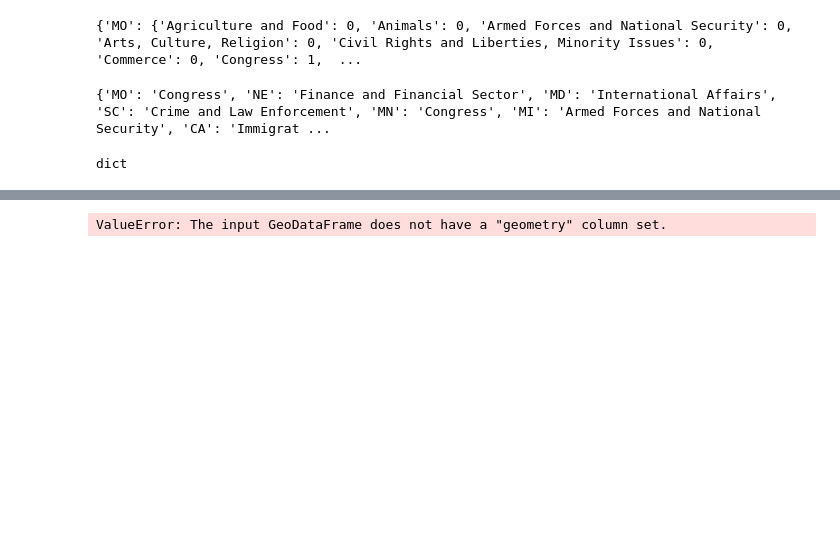
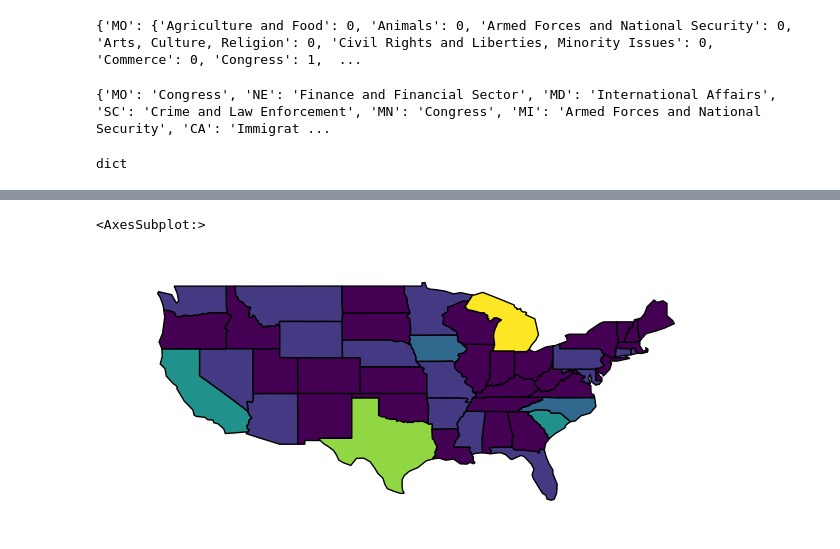
Before and after one commit to mbelanger0/law-subjects, a Jupyter notebook: Graphs.ipynb, the cells around one changed output, grey strips where cells are left out. Cells and saved outputs as stored; diff of their text form; code cells hidden in the pictures; blank space fills up the shorter version.

Commit message:
Graph of states with color for bill count
also edited a line in maps.py because one of the lines was wrong and
putting things in the wrong place

```diff
--- a/Graphs.ipynb
+++ b/Graphs.ipynb
@@ -68,3 +68,5 @@ from maps import get_map_data
 from maps import add_map_data
 map_data_dict = get_map_data()
 new_map_data_dict = add_map_data(map_data_dict,bills_per_state_dict,most_common_policy_area)
+new_map_data_geoframe = gpd.GeoDataFrame.from_features(new_map_data_dict["features"])
+new_map_data_geoframe.set_geometry("geometry")
@@ -71,4 +91,5 @@ new_map_data_dict = add_map_data(map_data_dict,bills_per_state_dict,most_common_
 # %%
-gplt.choropleth(new_map_data_dict, hue="bill count")
+gplt.choropleth(new_map_data_geoframe, hue="bill count")
 # %% [output]
-ValueError: The input GeoDataFrame does not have a "geometry" column set.
+<AxesSubplot:>
+[figure, added]
```
Also changed, not shown: parts of 1 cell of this notebook, 1 other file.
